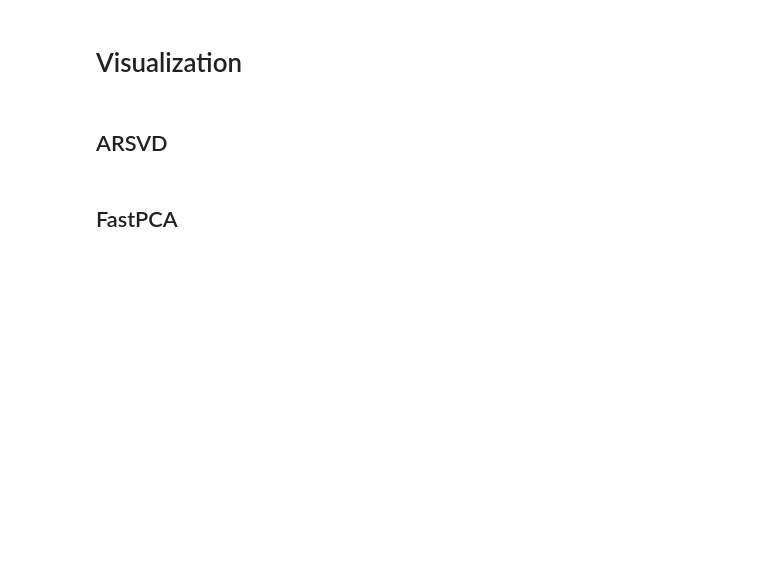
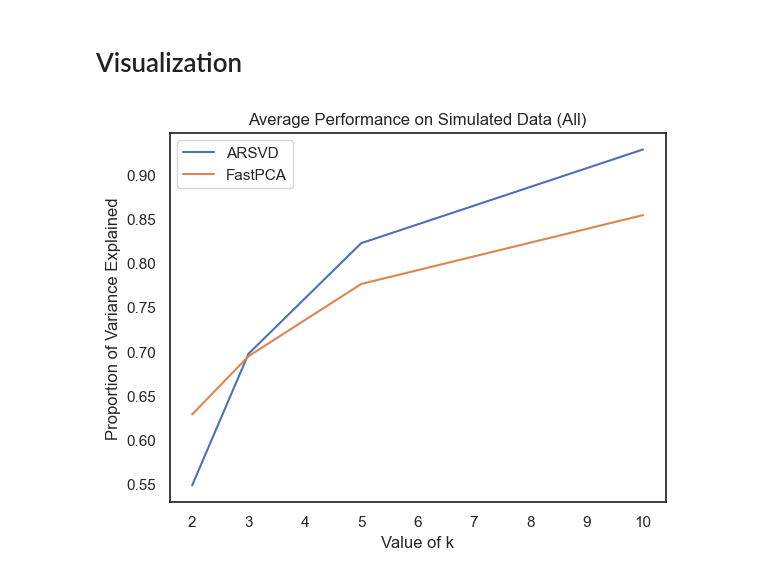
Before and after one commit to matthew-liu801/pca-genomics, a Jupyter notebook: code/algorithms.ipynb, the cells around one changed output. Saved outputs shown, nothing was run; the diff lists cells and outputs as text; code cells hidden in the pictures; blank space fills up the shorter version.

Commit message:
generated visualizations

```diff
--- a/code/algorithms.ipynb
+++ b/code/algorithms.ipynb
@@ -520,7 +534,42 @@ df_5.to_csv("../output/fastpca_5.csv")
 df_10.to_csv("../output/fastpca_10.csv")
 # %% [markdown]
 # Visualization
-# %% [markdown]
-## ARSVD
-# %% [markdown]
-## FastPCA
+# %%
+# Read in data
+arsvd_2 = pd.read_csv("../output/arsvd_2.csv")
+arsvd_3 = pd.read_csv("../output/arsvd_3.csv")
+arsvd_5 = pd.read_csv("../output/arsvd_5.csv")
+arsvd_10 = pd.read_csv("../output/arsvd_10.csv")
+
+fastpca_2 = pd.read_csv("../output/fastpca_2.csv")
+fastpca_3 = pd.read_csv("../output/fastpca_3.csv")
+fastpca_5 = pd.read_csv("../output/fastpca_5.csv")
+fastpca_10 = pd.read_csv("../output/fastpca_10.csv")
+# %%
+# Averaging performance across all datasets per k
+arsvd_avgs = [arsvd_2["Value"].mean(), arsvd_3["Value"].mean(), arsvd_5["Value"].mean(), arsvd_10["Value"].mean()]
+fastpca_avgs = [fastpca_2["Value"].mean(), fastpca_3["Value"].mean(), fastpca_5["Value"].mean(), fastpca_10["Value"].mean()]
+# %%
+# Averaging performance across all datasets per k, dropping 3 ARSVD datapoints
+    # Dropping datasets that ARSVD got answers for that FastPCA couldn't
+    # Indices 16, 20, 22 represent the big datasets we couldn't generate FastPCA results for
+dropped_arsvd_2 = arsvd_2.drop([16, 20, 22])
+dropped_arsvd_3 = arsvd_3.drop([16, 20, 22])
+dropped_arsvd_5 = arsvd_5.drop([16, 20, 22])
+dropped_arsvd_10 = arsvd_10.drop([16, 20, 22])
+
+dropped_arsvd_avgs = [dropped_arsvd_2["Value"].mean(), dropped_arsvd_3["Value"].mean(), dropped_arsvd_5["Value"].mean(), dropped_arsvd_10["Value"].mean()]
+fastpca_avgs = [fastpca_2["Value"].mean(), fastpca_3["Value"].mean(), fastpca_5["Value"].mean(), fastpca_10["Value"].mean()]
+# %%
+# Averages (no datasets dropped)
+figure_dir = "../output/figures"
+plt.plot(k_vals, arsvd_avgs, label = "ARSVD")
+plt.plot(k_vals, fastpca_avgs, label = "FastPCA")
+plt.xlabel("Value of k")
+plt.ylabel("Proportion of Variance Explained")
+plt.title("Average Performance on Simulated Data (All)")
+plt.legend()
+
+plt.savefig(f"{figure_dir}/all_arsvd_fastpca_avg.png")
+# %% [output]
+[figure, added]
```
Also changed, not shown: parts of 2 cells of this notebook, 2 other files.
